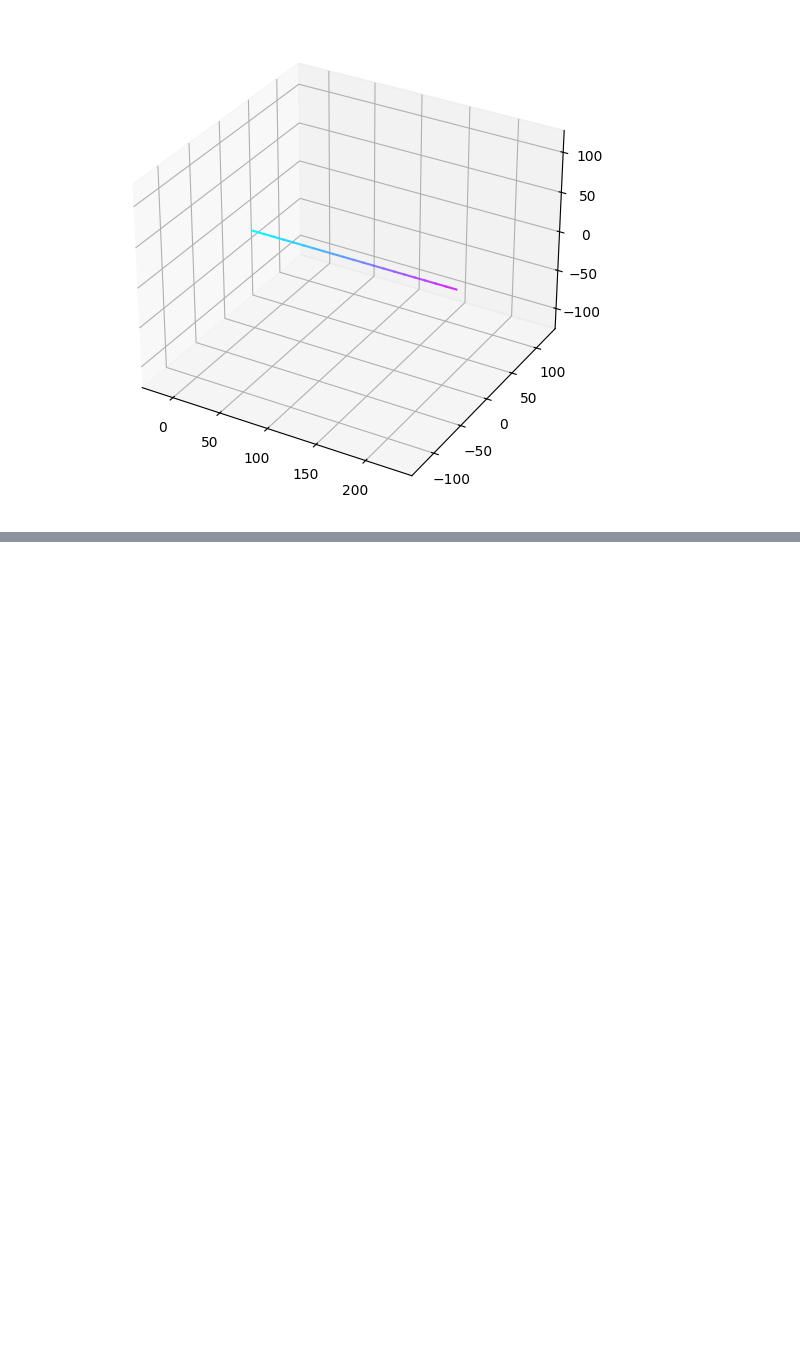
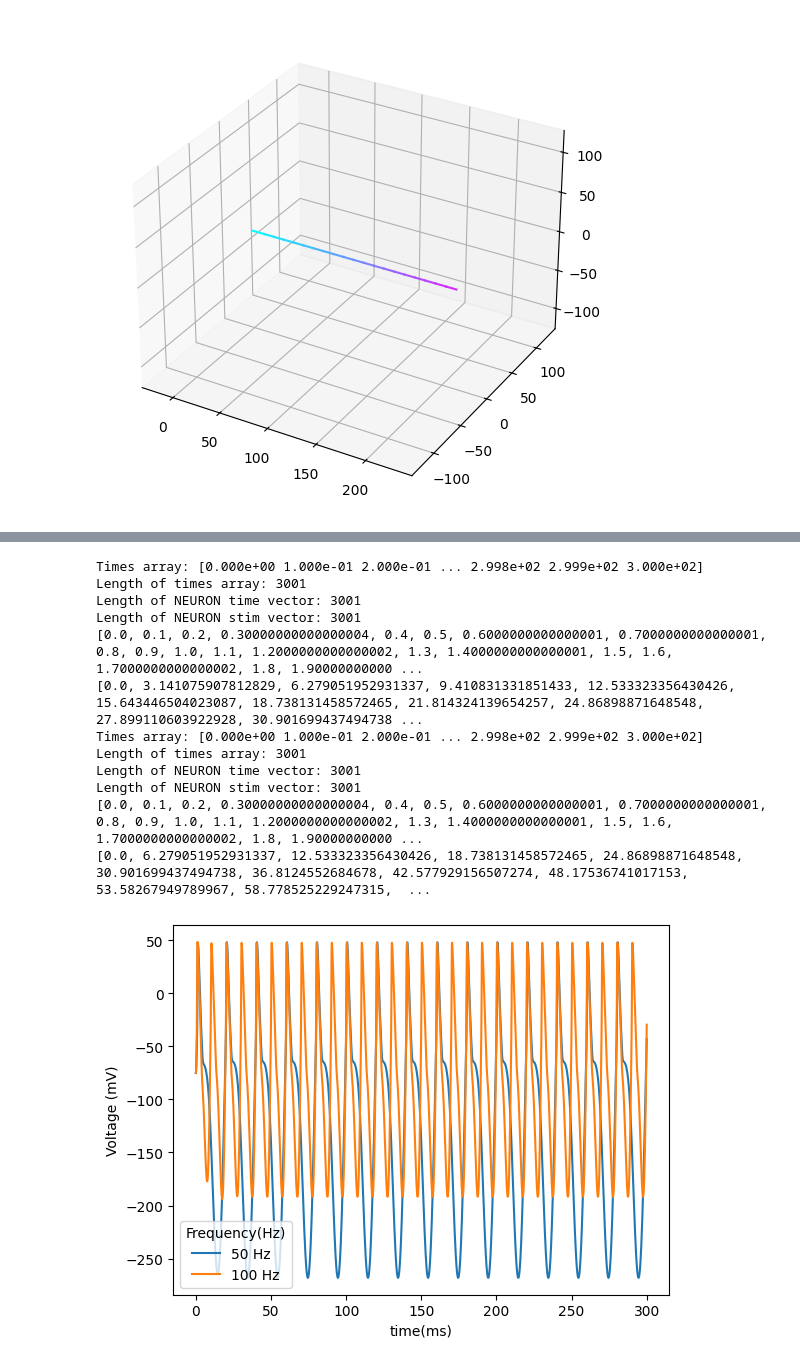
Before and after one commit to pedrofurrix/NEURON_simple_ec_script, a Jupyter notebook: main.ipynb, the cells around one changed output, grey strips where cells are left out. Cells and saved outputs as stored; diff of their text form; code cells hidden in the pictures; blank space fills up the shorter version.

```diff
--- a/main.ipynb
+++ b/main.ipynb
@@ -252,0 +254,22 @@ plt.show()
+# %%
+from freqtest import freqtest
+fmin=50
+fmax=150
+step=50
+amp=100
+v_init=-75*mV
+freqtest(fmin,fmax,step,amp,simtime,dt,cell,v_init)
+# %% [output]
+Times array: [0.000e+00 1.000e-01 2.000e-01 ... 2.998e+02 2.999e+02 3.000e+02]
+Length of times array: 3001
+Length of NEURON time vector: 3001
+Length of NEURON stim vector: 3001
+[0.0, 0.1, 0.2, 0.30000000000000004, 0.4, 0.5, 0.6000000000000001, 0.7000000000000001, 0.8, 0.9, 1.0, 1.1, 1.2000000000000002, 1.3, 1.4000000000000001, 1.5, 1.6, 1.7000000000000002, 1.8, 1.90000000000 ...
+[0.0, 3.141075907812829, 6.279051952931337, 9.410831331851433, 12.533323356430426, 15.643446504023087, 18.738131458572465, 21.814324139654257, 24.86898871648548, 27.899110603922928, 30.901699437494738 ...
+Times array: [0.000e+00 1.000e-01 2.000e-01 ... 2.998e+02 2.999e+02 3.000e+02]
+Length of times array: 3001
+Length of NEURON time vector: 3001
+Length of NEURON stim vector: 3001
+[0.0, 0.1, 0.2, 0.30000000000000004, 0.4, 0.5, 0.6000000000000001, 0.7000000000000001, 0.8, 0.9, 1.0, 1.1, 1.2000000000000002, 1.3, 1.4000000000000001, 1.5, 1.6, 1.7000000000000002, 1.8, 1.90000000000 ...
+[0.0, 6.279051952931337, 12.533323356430426, 18.738131458572465, 24.86898871648548, 30.901699437494738, 36.8124552684678, 42.577929156507274, 48.17536741017153, 53.58267949789967, 58.778525229247315,  ...
+[figure, added]
```
Also changed, not shown: parts of 10 cells of this notebook, 4 other files.
